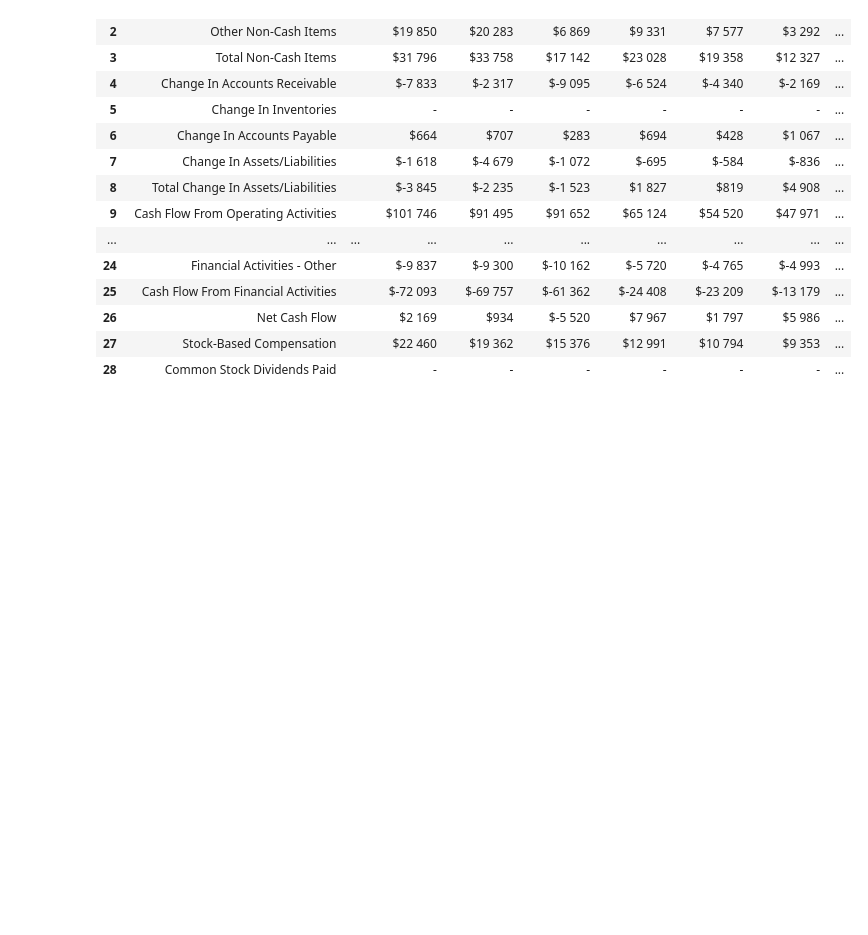
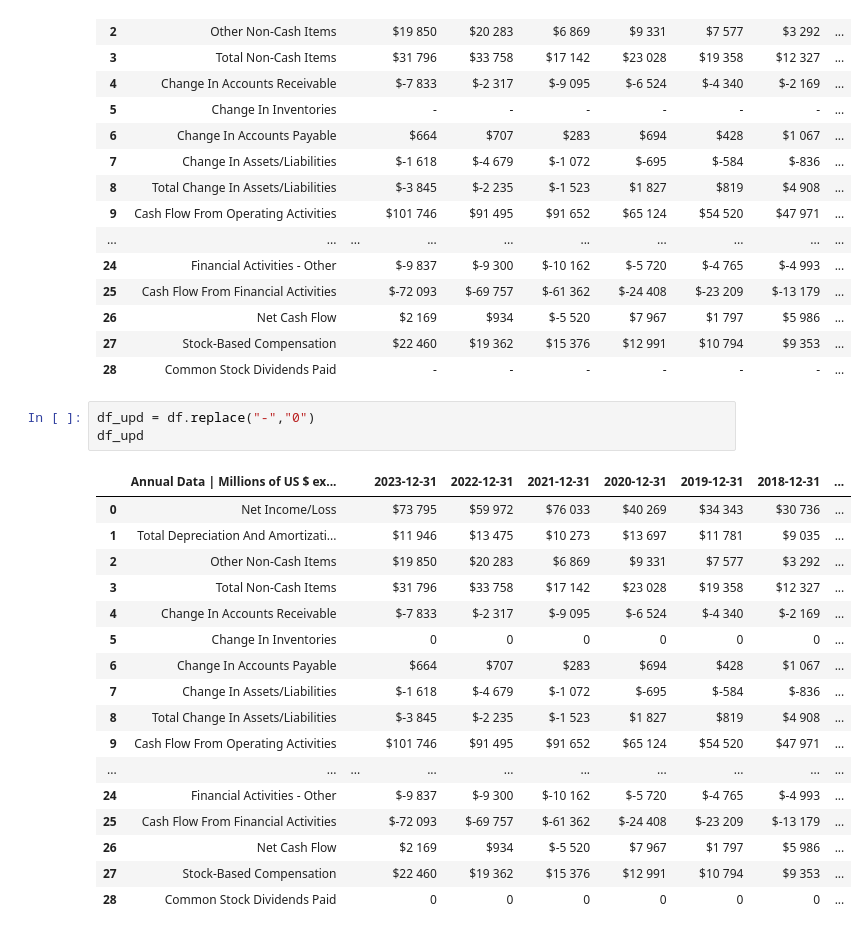
Before and after one commit to viktor-taraba/University_2023, a Jupyter notebook: findata_altern_current_period.ipynb, the cells around one changed output. Drawn from its saved outputs; the diff is of its cells as text; blank space fills up the shorter version.

```diff
--- a/findata_altern_current_period.ipynb
+++ b/findata_altern_current_period.ipynb
@@ -45,3 +45,24 @@ df
 | 26 | Net Cash Flow |  | $2 169 | $934 | $-5 520 | $7 967 | $1 797 | $5 986 | ... |
 | 27 | Stock-Based Compensation |  | $22 460 | $19 362 | $15 376 | $12 991 | $10 794 | $9 353 | ... |
 | 28 | Common Stock Dividends Paid |  | - | - | - | - | - | - | ... |
+# %%
+df_upd = df.replace("-","0")
+df_upd
+# %% [output]
+|  | Annual Data | Millions of US $ ex... |  | 2023-12-31 | 2022-12-31 | 2021-12-31 | 2020-12-31 | 2019-12-31 | 2018-12-31 | ... |
+| 0 | Net Income/Loss |  | $73 795 | $59 972 | $76 033 | $40 269 | $34 343 | $30 736 | ... |
+| 1 | Total Depreciation And Amortizati... |  | $11 946 | $13 475 | $10 273 | $13 697 | $11 781 | $9 035 | ... |
+| 2 | Other Non-Cash Items |  | $19 850 | $20 283 | $6 869 | $9 331 | $7 577 | $3 292 | ... |
+| 3 | Total Non-Cash Items |  | $31 796 | $33 758 | $17 142 | $23 028 | $19 358 | $12 327 | ... |
+| 4 | Change In Accounts Receivable |  | $-7 833 | $-2 317 | $-9 095 | $-6 524 | $-4 340 | $-2 169 | ... |
+| 5 | Change In Inventories |  | 0 | 0 | 0 | 0 | 0 | 0 | ... |
+| 6 | Change In Accounts Payable |  | $664 | $707 | $283 | $694 | $428 | $1 067 | ... |
+| 7 | Change In Assets/Liabilities |  | $-1 618 | $-4 679 | $-1 072 | $-695 | $-584 | $-836 | ... |
+| 8 | Total Change In Assets/Liabilities |  | $-3 845 | $-2 235 | $-1 523 | $1 827 | $819 | $4 908 | ... |
+| 9 | Cash Flow From Operating Activities |  | $101 746 | $91 495 | $91 652 | $65 124 | $54 520 | $47 971 | ... |
+| ... | ... | ... | ... | ... | ... | ... | ... | ... | ... |
+| 24 | Financial Activities - Other |  | $-9 837 | $-9 300 | $-10 162 | $-5 720 | $-4 765 | $-4 993 | ... |
+| 25 | Cash Flow From Financial Activities |  | $-72 093 | $-69 757 | $-61 362 | $-24 408 | $-23 209 | $-13 179 | ... |
+| 26 | Net Cash Flow |  | $2 169 | $934 | $-5 520 | $7 967 | $1 797 | $5 986 | ... |
+| 27 | Stock-Based Compensation |  | $22 460 | $19 362 | $15 376 | $12 991 | $10 794 | $9 353 | ... |
+| 28 | Common Stock Dividends Paid |  | 0 | 0 | 0 | 0 | 0 | 0 | ... |
```
Also changed, not shown: parts of 9 cells of this notebook.
